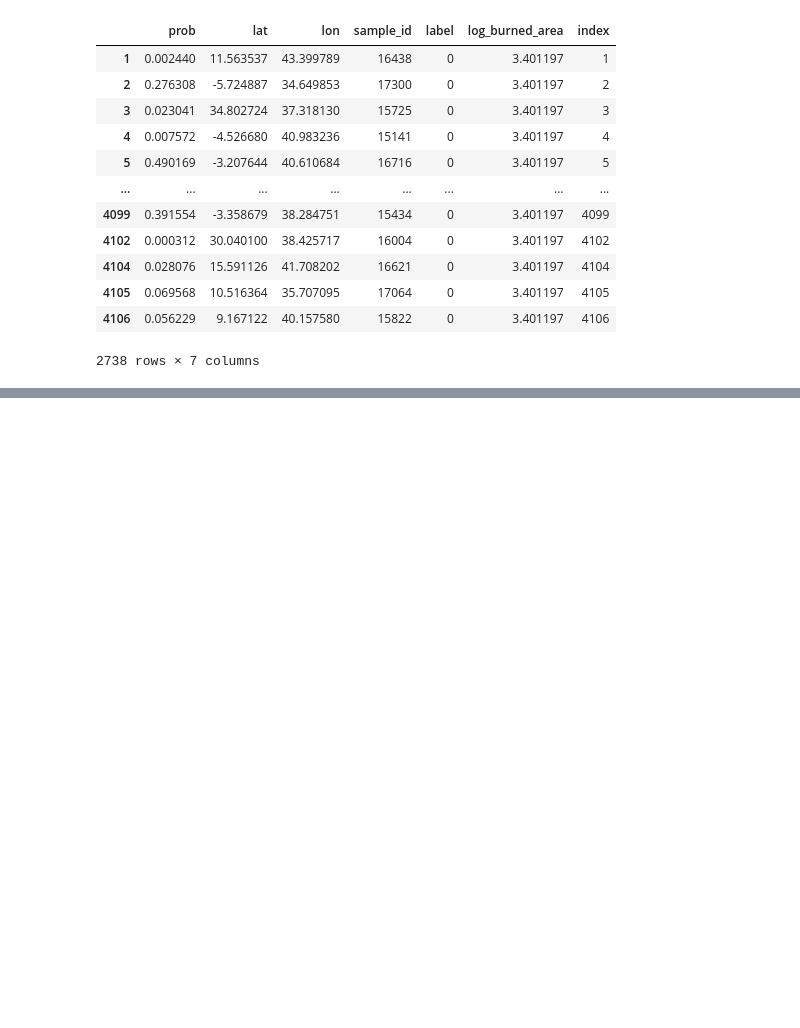
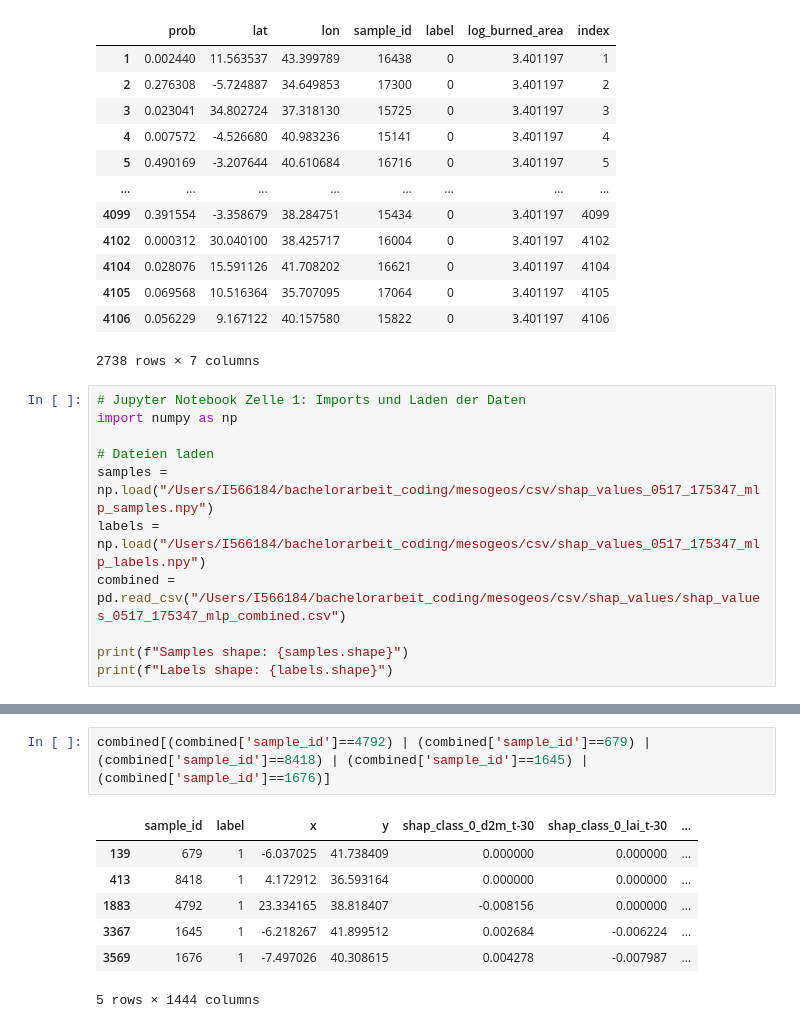
Before and after one commit to paulinebecker2002/mesogeos, a Jupyter notebook: ml_tracks/a_fire_danger/get_sample_idx.ipynb, the cells around one changed output, grey strips where cells are left out. Saved outputs shown, nothing was run; the diff lists cells and outputs as text; blank space fills up the shorter version.

```diff
--- a/ml_tracks/a_fire_danger/get_sample_idx.ipynb
+++ b/ml_tracks/a_fire_danger/get_sample_idx.ipynb
@@ -114,3 +128,14 @@ neg
 | 4105 | 0.069568 | 10.516364 | 35.707095 | 17064 | 0 | 3.401197 | 4105 |
 | 4106 | 0.056229 | 9.167122 | 40.157580 | 15822 | 0 | 3.401197 | 4106 |
 2738 rows × 7 columns
+# %%
+# Jupyter Notebook Zelle 1: Imports und Laden der Daten
+import numpy as np
+
+# Dateien laden
+samples = np.load("/Users/I566184/bachelorarbeit_coding/mesogeos/csv/shap_values_0517_175347_mlp_samples.npy")
+labels = np.load("/Users/I566184/bachelorarbeit_coding/mesogeos/csv/shap_values_0517_175347_mlp_labels.npy")
+combined = pd.read_csv("/Users/I566184/bachelorarbeit_coding/mesogeos/csv/shap_values/shap_values_0517_175347_mlp_combined.csv")
+
+print(f"Samples shape: {samples.shape}")
+print(f"Labels shape: {labels.shape}")
@@ -116,0 +199,10 @@ neg
+# %%
+combined[(combined['sample_id']==4792) | (combined['sample_id']==679) | (combined['sample_id']==8418) | (combined['sample_id']==1645) | (combined['sample_id']==1676)]
+# %% [output]
+|  | sample_id | label | x | y | shap_class_0_d2m_t-30 | shap_class_0_lai_t-30 | ... |
+| 139 | 679 | 1 | -6.037025 | 41.738409 | 0.000000 | 0.000000 | ... |
+| 413 | 8418 | 1 | 4.172912 | 36.593164 | 0.000000 | 0.000000 | ... |
+| 1883 | 4792 | 1 | 23.334165 | 38.818407 | -0.008156 | 0.000000 | ... |
+| 3367 | 1645 | 1 | -6.218267 | 41.899512 | 0.002684 | -0.006224 | ... |
+| 3569 | 1676 | 1 | -7.497026 | 40.308615 | 0.004278 | -0.007987 | ... |
+5 rows × 1444 columns
```
Also changed, not shown: parts of 9 cells of this notebook, 13 other files.
